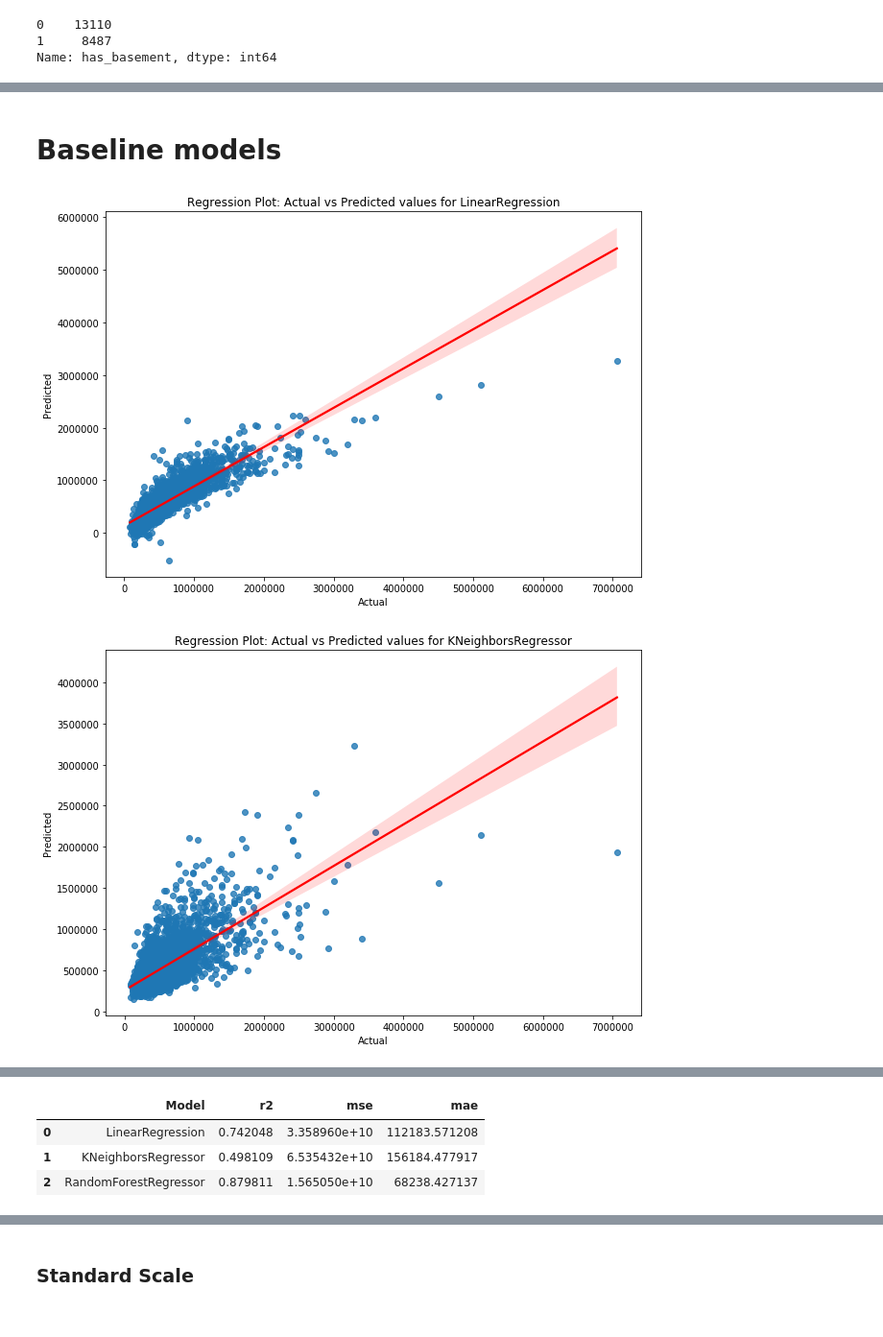
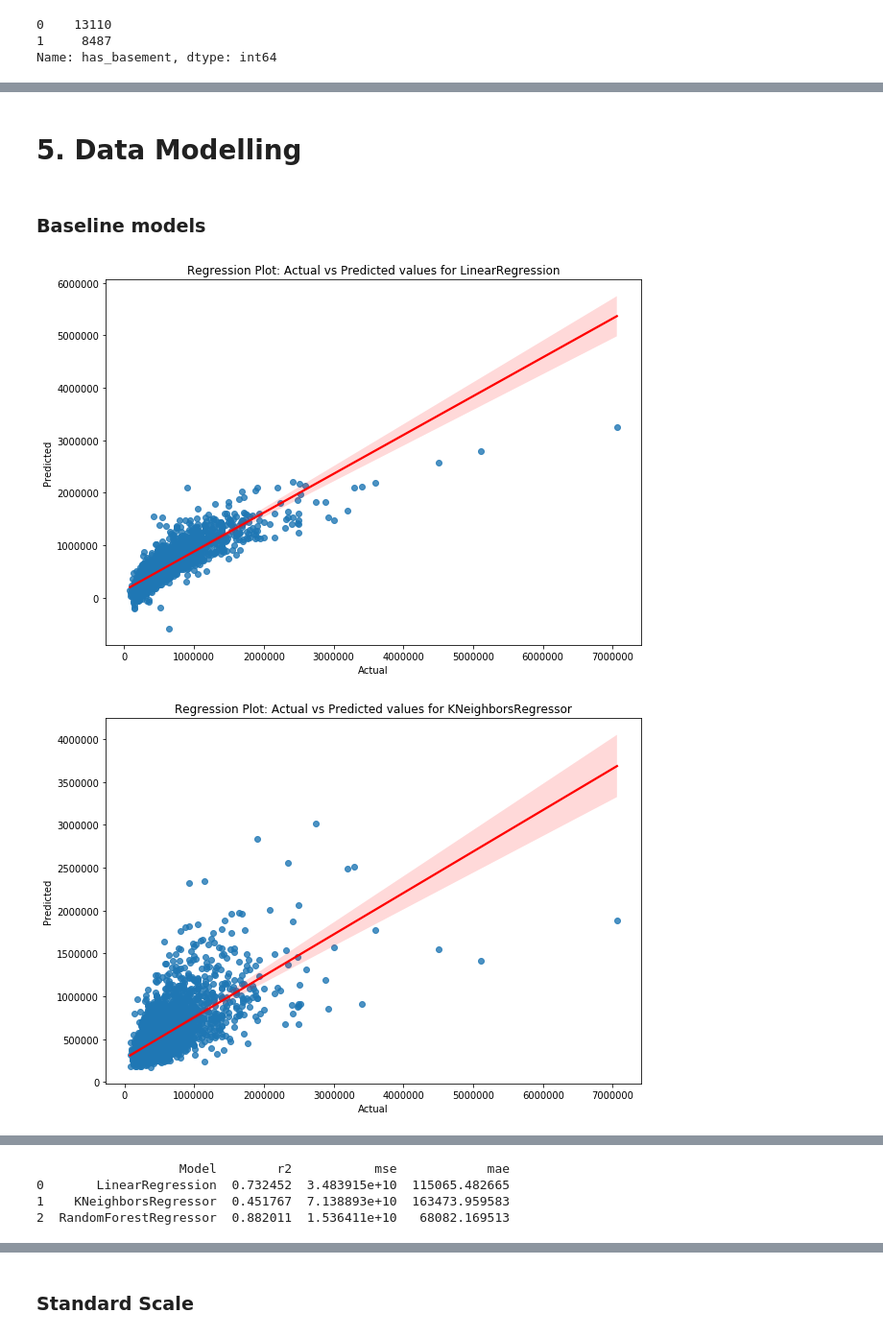
Before and after one commit to dooinn/data_mid_bootcamp_project_regression, a Jupyter notebook: house_price_prediction.ipynb, the cells around one changed output, grey strips where cells are left out. Shown at 96% size. Cells and saved outputs as stored; diff of their text form; code cells hidden in the pictures.

```diff
--- a/house_price_prediction.ipynb
+++ b/house_price_prediction.ipynb
@@ -601,5 +590,7 @@ has_basement
+# %% [markdown]
+# 5. Data Modelling
 # %% [markdown]
-# Baseline models
+### Baseline models
 # %%
 from sklearn.preprocessing import StandardScaler
 from sklearn.model_selection import train_test_split
@@ -614,7 +602,7 @@ from sklearn.metrics import mean_absolute_error, mean_squared_error, r2_score
 df_model = df.copy()
 # %%
 
-
+#encoding
 df_model = pd.get_dummies(df_model)
 
 
@@ -622,41 +610,37 @@ X = df_model.drop(columns=['price'])
 Y = df_model['price']
 
 X_train, X_test, Y_train, Y_test = train_test_split(X, Y, test_size=0.2, random_state=42)
-
-# scaler = StandardScaler()
-# X_train = scaler.fit_transform(X_train)
-# X_test = scaler.transform(X_test)
 
 
 
 models = [LinearRegression(), KNeighborsRegressor(), RandomForestRegressor()]
 
 
 metrics_df = pd.DataFrame(columns=["Model", "r2", "mse", "mae"])
 
 for model in models:
     model.fit(X_train, Y_train)
     predictions = model.predict(X_test)
 
     mse = mean_squared_error(Y_test, predictions)
     mae = mean_absolute_error(Y_test, predictions)
     r2 = r2_score(Y_test, predictions)
 
     metrics_dict = {"Model": str(type(model).__name__), "r2": r2, "mse": mse, "mae": mae}
 
 
     metrics_df = metrics_df.append(metrics_dict, ignore_index=True)
 
     plt.figure(figsize=(10, 7))
     sns.regplot(x=Y_test, y=predictions, line_kws={"color": "red"})
 
     plt.title(f'Regression Plot: Actual vs Predicted values for {str(type(model).__name__)}')
     plt.xlabel('Actual')
     plt.ylabel('Predicted')
     plt.show()
 
 
-metrics_df
+print(metrics_df)
 # %% [output]
-[figure, old version]
+[figure, new version]
-[figure, old version]
+[figure, new version]
@@ -664,7 +648,7 @@ metrics_df
-|  | Model | r2 | mse | mae |
-| 0 | LinearRegression | 0.742048 | 3.358960e+10 | 112183.571208 |
-| 1 | KNeighborsRegressor | 0.498109 | 6.535432e+10 | 156184.477917 |
-| 2 | RandomForestRegressor | 0.879811 | 1.565050e+10 | 68238.427137 |
+                   Model        r2           mse            mae
+0       LinearRegression  0.732452  3.483915e+10  115065.482665
+1    KNeighborsRegressor  0.451767  7.138893e+10  163473.959583
+2  RandomForestRegressor  0.882011  1.536411e+10   68082.169513
 # %%
 rf = RandomForestRegressor(n_estimators=100, random_state=42)
 rf.fit(X_train, Y_train)
```
Also changed, not shown: parts of 25 cells of this notebook, 1 other file.
